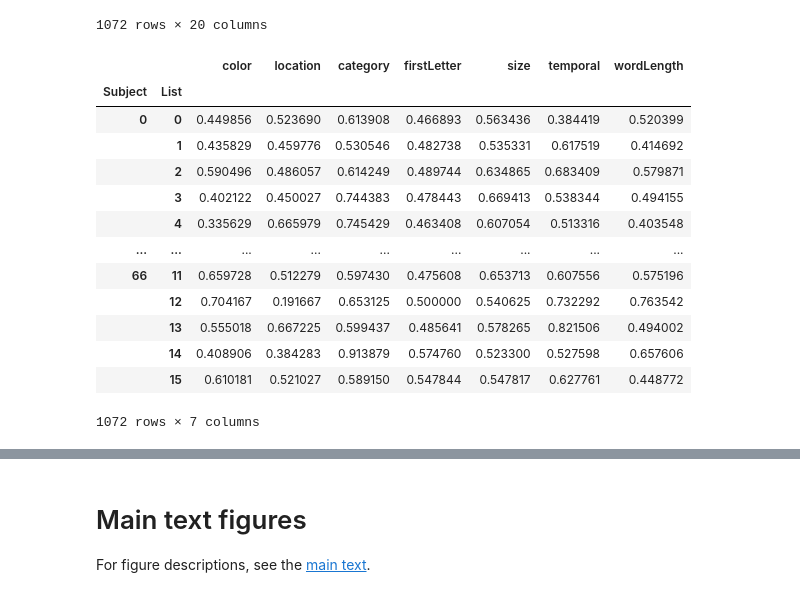
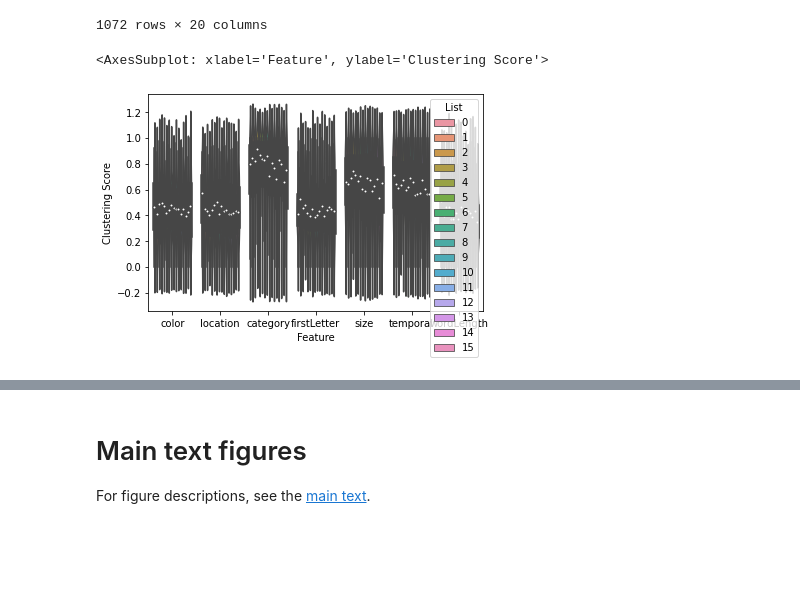
Before and after one commit to ContextLab/FRFR-analyses, a Jupyter notebook: code/create_figures.ipynb, the cells around one changed output, grey strips where cells are left out. Cells and saved outputs as stored; diff of their text form; code cells hidden in the pictures; blank space fills up the shorter version.

Commit message:
backing up progress on temporal correction analysis

```diff
--- a/code/create_figures.ipynb
+++ b/code/create_figures.ipynb
@@ -256,6 +262,11 @@ def shuffled_fingerprints(x, n=500, savefile=None):
 scratch_dir = os.path.join(datadir, 'scratch')
 if not os.path.exists(scratch_dir):
     os.makedirs(scratch_dir)
+# %%
+results_by_list['fingerprint']['feature rich'].plot()
+# %% [output]
+<AxesSubplot: xlabel='Feature', ylabel='Clustering Score'>
+[figure, added]
 # %%
 for cond in data.keys():
     savefile = os.path.join(scratch_dir, f'{cond}_shuffled_fingerprints.pkl')
@@ -263,17 +279,0 @@ for cond in data.keys():
-# %%
-observed.data
-# %% [output]
-|  |  | color | location | category | firstLetter | size | temporal | wordLength |
-| Subject | List |  |  |  |  |  |  |  |
-| 0 | 0 | 0.449856 | 0.523690 | 0.613908 | 0.466893 | 0.563436 | 0.384419 | 0.520399 |
-|  | 1 | 0.435829 | 0.459776 | 0.530546 | 0.482738 | 0.535331 | 0.617519 | 0.414692 |
-|  | 2 | 0.590496 | 0.486057 | 0.614249 | 0.489744 | 0.634865 | 0.683409 | 0.579871 |
-|  | 3 | 0.402122 | 0.450027 | 0.744383 | 0.478443 | 0.669413 | 0.538344 | 0.494155 |
-|  | 4 | 0.335629 | 0.665979 | 0.745429 | 0.463408 | 0.607054 | 0.513316 | 0.403548 |
-| ... | ... | ... | ... | ... | ... | ... | ... | ... |
-| 66 | 11 | 0.659728 | 0.512279 | 0.597430 | 0.475608 | 0.653713 | 0.607556 | 0.575196 |
-|  | 12 | 0.704167 | 0.191667 | 0.653125 | 0.500000 | 0.540625 | 0.732292 | 0.763542 |
-|  | 13 | 0.555018 | 0.667225 | 0.599437 | 0.485641 | 0.578265 | 0.821506 | 0.494002 |
-|  | 14 | 0.408906 | 0.384283 | 0.913879 | 0.574760 | 0.523300 | 0.527598 | 0.657606 |
-|  | 15 | 0.610181 | 0.521027 | 0.589150 | 0.547844 | 0.547817 | 0.627761 | 0.448772 |
-1072 rows × 7 columns
```
Also changed, not shown: parts of 20 cells of this notebook, 13 other files.
